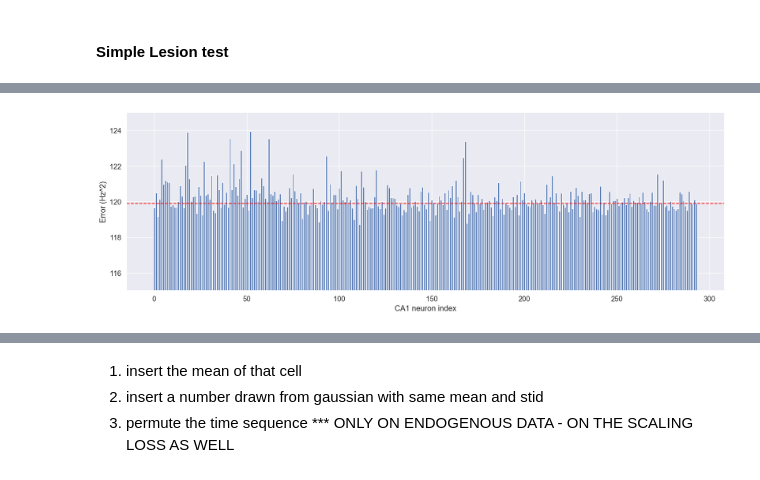
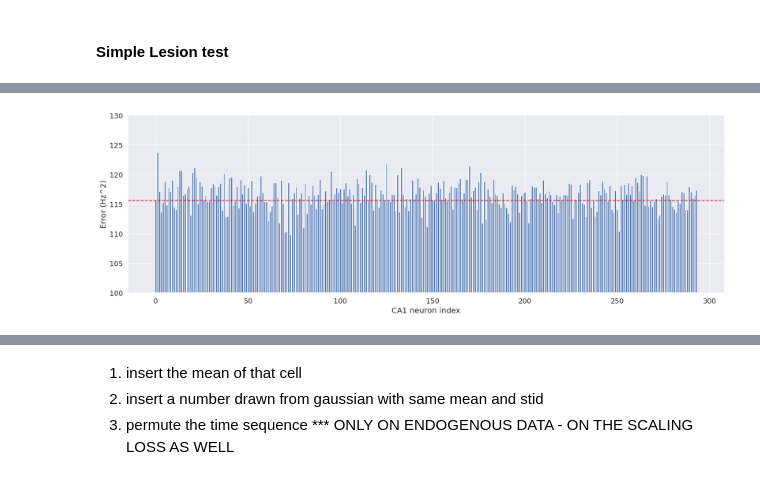
Before and after one commit to cngzlsh/approx_brain, a Jupyter notebook: EB095_stim.ipynb, the cells around one changed output, grey strips where cells are left out. Cells and saved outputs as stored; diff of their text form; code cells hidden in the pictures.

Commit message:
lesioning tests

```diff
--- a/EB095_stim.ipynb
+++ b/EB095_stim.ipynb
@@ -356,10 +356,10 @@ print(f'Saved model parameters and training stats to ./save/trained_models/EB095
 # %% [output]
 Saved model parameters and training stats to ./save/trained_models/EB095-stim-LS-transformer-param-metadata-444-6-389-4-mk3
 # %%
-# with open(save_path / f'EB095-stim-LS-transformer-param-metadata-{d_model}-{num_heads}-{hidden_dim}-{n_layers}-mk3.pkl', 'rb') as f:
-#     data = pickle.load(f)
-# best_eval_params = torch.load(save_path /f'EB095-stim-LS-transformer-param-{d_model}-{num_heads}-{hidden_dim}-{n_layers}-mk3.pth')
-# DNN_LS.load_state_dict(best_eval_params)
+with open(save_path / f'EB095-stim-LS-transformer-param-metadata-304-19-948-4-trained-30.pkl', 'rb') as f:
+    data = pickle.load(f)
+best_eval_params = torch.load(save_path /f'EB095-stim-LS-transformer-param-304-19-948-4-trained-30.pth')
+DNN_LS.load_state_dict(best_eval_params)
 
 with torch.no_grad():
     Y_hat_LS = DNN_LS(X_test.to(device).permute(1,0,2)).permute(1,0,2).cpu()
@@ -783,7 +801,7 @@ data = {'metadata':{'timestamp': timestamp,
         'params':{'seed':seed,
                     'sigma': 0.1,
                     'batch_size': batch_size,
-                    'tsteps': tsteps,
+                    'tsteps': 15,
                     'input_dim': input_dim,
                     'd_model': d_model,
                     'num_heads': num_heads,
@@ -794,8 +812,8 @@ data = {'metadata':{'timestamp': timestamp,
         'train_data': return_dict}
 
 
-torch.save(return_dict['best_eval_params'], save_path / f'EB095-stim-nLS-transformer-param-{d_model}-{num_heads}-{hidden_dim}-{n_layers}.pth')
-with open(save_path / f'EB095-stim-nLS-transformer-param-metadata-{d_model}-{num_heads}-{hidden_dim}-{n_layers}.pkl', 'wb') as f:
+torch.save(return_dict['best_eval_params'], save_path / f'EB095-stim-nLS-transformer-param-{d_model}-{num_heads}-{hidden_dim}-{n_layers}-trained-20.pth')
+with open(save_path / f'EB095-stim-nLS-transformer-param-metadata-{d_model}-{num_heads}-{hidden_dim}-{n_layers}-trained-20.pkl', 'wb') as f:
     pickle.dump(data, f)
-print(f'Saved model parameters and training stats to ./save/trained_models/EB095-stim-nLS-transformer-param-metadata-{d_model}-{num_heads}-{hidden_dim}-{n_layers}.pkl')
+print(f'Saved model parameters and training stats to ./save/trained_models/EB095-stim-nLS-transformer-param-metadata-{d_model}-{num_heads}-{hidden_dim}-{n_layers}-trained-20.pkl')
 # %% [output]
@@ -803,7 +821,7 @@ Saved model parameters and training stats to ./save/trained_models/EB095-stim-nL
 # %%
-# with open(save_path / f'EB095-stim-LS-transformer-param-metadata-{d_model}-{num_heads}-{hidden_dim}-{n_layers}.pkl', 'rb') as f:
-#     data = pickle.load(f)
-# DNN_nLS.load_state_dict(torch.load(save_path / f'EB095-stim-nLS-transformer-param-{d_model}-{num_heads}-{hidden_dim}-{n_layers}.pth'))
+with open(save_path / f'EB095-stim-nLS-transformer-param-metadata-{d_model}-{num_heads}-{hidden_dim}-{n_layers}-trained-20.pkl', 'rb') as f:
+    data = pickle.load(f)
+DNN_nLS.load_state_dict(torch.load(save_path / f'EB095-stim-nLS-transformer-param-{d_model}-{num_heads}-{hidden_dim}-{n_layers}-trained-20.pth'))
 
 with torch.no_grad():
     Y_hat_nLS = DNN_nLS(X_test.to(device).permute(1,0,2)).permute(1,0,2).cpu()
@@ -1209,8 +1210,8 @@ plt.scatter(LS_param_counts[:,0], LS_param_counts[:,4])
 with torch.no_grad():
     Y_hat_LS = DNN_LS(X_test.to(device).permute(1,0,2)).permute(1,0,2).cpu()
     LS_test_pred_loss = nn.MSELoss(reduction='none')(Y_hat_LS, Y_test[...,LS_neuron_idx])
-    base_loss = LS_test_pred_loss.sum()/np.prod(LS_test_pred_loss.shape)
-    print('Overall Transformer Loss:', base_loss)
+    base_loss = LS_test_pred_loss[non_stim_mse_idx].mean()
+    print('Overall Transformer Loss:', LS_test_pred_loss.mean())
     print('Transformer prediction for forward stim MSE loss: ', LS_test_pred_loss[forward_mse_idx].sum()/len(forward_mse_idx)/output_dim)
     print('Transformer prediction for backward stim MSE loss: ', LS_test_pred_loss[backward_mse_idx].sum() / len(backward_mse_idx)/output_dim)
     print('Transformer prediction for random stim MSE loss: ', LS_test_pred_loss[random_mse_idx].sum() / len(random_mse_idx)/output_dim)
@@ -1224,21 +1225,23 @@ Transformer prediction for non-stim stim MSE loss:  tensor(123.2157)
 # %%
+# replace with zero
+import copy
 LS_lesioning_losses = []
 for dim in tqdm(range(input_dim)):
     _X_test = copy.deepcopy(X_test)
     _X_test[:,:,dim] = 0
     with torch.no_grad():
         Y_hat_LS = DNN_LS(_X_test.to(device).permute(1,0,2)).permute(1,0,2).cpu()
         LS_test_pred_loss = nn.MSELoss(reduction='none')(Y_hat_LS, Y_test[...,LS_neuron_idx])
-        LS_lesioning_losses.append(LS_test_pred_loss.sum()/np.prod(LS_test_pred_loss.shape))
+        LS_lesioning_losses.append(LS_test_pred_loss[non_stim_mse_idx].mean())
 
 plt.figure(figsize=(20,6))
 plt.bar(np.arange(input_dim), LS_lesioning_losses)
-plt.axhline(y=LS_test_pred_loss.sum()/np.prod(LS_test_pred_loss.shape), xmin=0, xmax=input_dim, linestyle='--', c='red')
-plt.ylim([115,125])
+plt.axhline(y=base_loss, xmin=0, xmax=input_dim, linestyle='--', c='red')
+plt.ylim([100,130])
 plt.xlabel('CA1 neuron index')
 plt.ylabel('Error (Hz^2)')
 plt.show()
 
 logger.info(f'Number of neurons whose lesioning yielded higher loss: {torch.sum(torch.as_tensor(LS_lesioning_losses) > base_loss)} ({str(float(torch.sum(torch.as_tensor(LS_lesioning_losses) > base_loss) / input_dim * 100))[:4]}%)')
 # %% [output]
-[figure, old version]
+[figure, new version]
```
Also changed, not shown: parts of 37 cells of this notebook, 1 other file.
